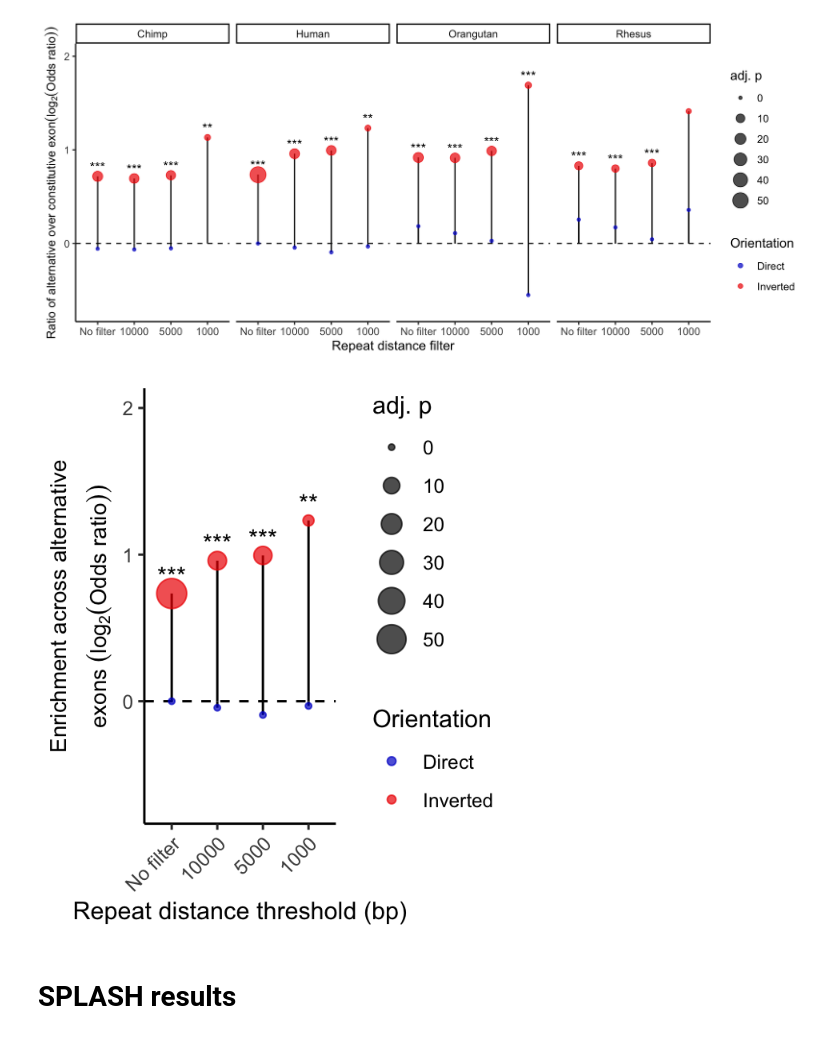
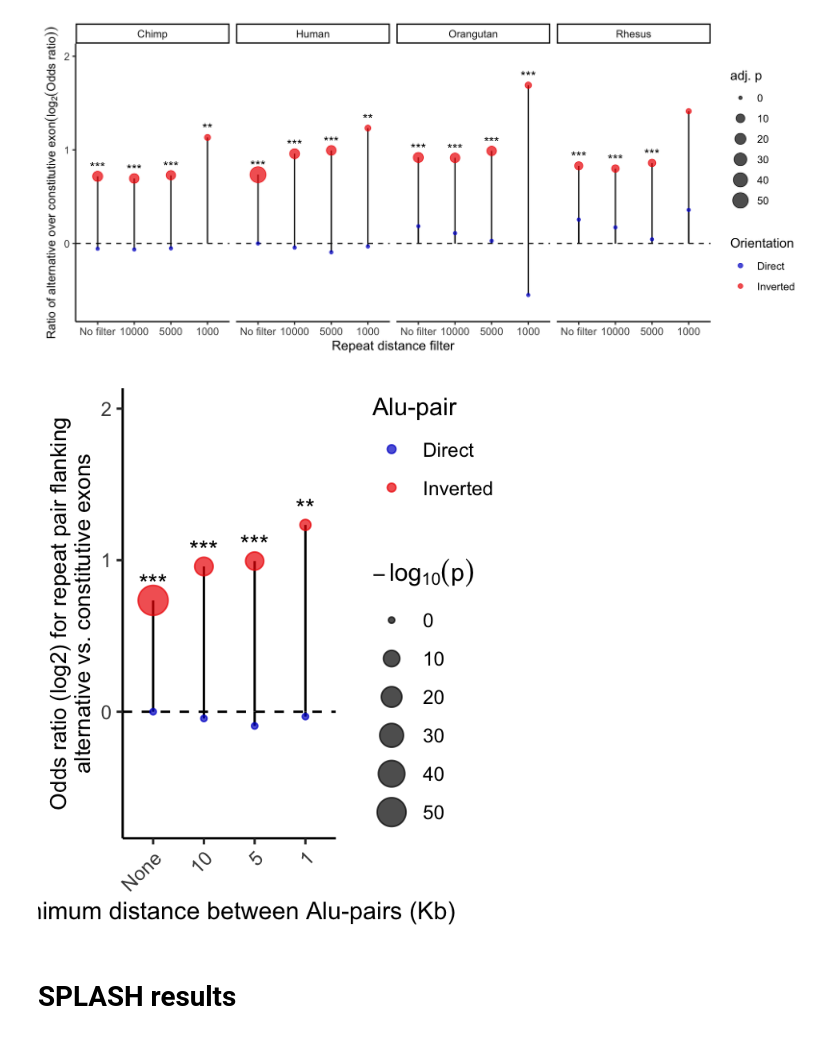
Before and after one commit to Hyunbeen-Lee/RNA_Alu_paper_figure, a Jupyter notebook: Notebooks/Figure1.ipynb, the cells around one changed output. Saved outputs shown, nothing was run; the diff lists cells and outputs as text; code cells hidden in the pictures.

Commit message:
label adjs

```diff
--- a/Notebooks/Figure1.ipynb
+++ b/Notebooks/Figure1.ipynb
@@ -113,35 +113,34 @@ print(multi_species_plot)
 # %%
 %%R -w 3 -h 3.5 --units in -r 200
 
 #Figure 1B
 
 fig1B <- ggplot(all_data[species == "Human"], aes(x = Dist_threshold, y = log2(Odds_Ratio))) +
   geom_hline(yintercept = 0, linetype = "dashed", color = "black", size = 0.5) +
   geom_segment(aes(x = Dist_threshold, xend = Dist_threshold,
                    y = 0, yend = log2(Odds_Ratio)),
                color = "black", size = 0.5) +
   geom_point(aes(colour = Type, size = -log10(adj_p_val)), alpha = 0.7) +
   geom_text(data = subset(all_data[species == "Human"], significance != "ns"),
             aes(label = significance),
             vjust = -0.5) +
-  xlab("Repeat distance threshold (bp)") +
-  ylab(expression(atop("Enrichment across alternative",
-                       "exons " * (log[2]("Odds ratio") ) )) ) +
-  ylab(expression(atop("Enrichment across alternative",
-                       "exons " * (log[2]("Odds ratio") ) )) ) +
+  xlab("Minimum distance between Alu-pairs (Kb)") +
+  ylab("Odds ratio (log2) for repeat pair flanking\nalternative vs. constitutive exons") +
   ylim(c(-0.7, 2)) +
-  scale_colour_manual(name = "Orientation",
+  scale_x_discrete(labels = c("No filter" = "None",
+                              "10000" = "10",
+                              "5000"  = "5",
+                              "1000"  = "1")) +
+  scale_colour_manual(name = "Alu-pair",
                       values = c("Direct" = "blue3", "Inverted" = "red2")) +
-  scale_size_continuous(name = "adj. p") +
+  scale_size_continuous(name = expression(-log[10](p))) +
   theme_classic() +
-#   theme(plot.title = element_text(hjust = 0.5),
-#         axis.title.y = element_text(size = 10))
   theme(plot.title = element_text(hjust = 0.5),
         axis.title.y = element_text(size = 10), axis.text.x = element_text(angle = 45, hjust=1))
 
 print(fig1B)
 # %% [output]
-[figure, old version]
+[figure, new version]
 # %% [markdown]
 # SPLASH results
 # %%
```
Also changed, not shown: parts of 4 cells of this notebook, 1 other file.
